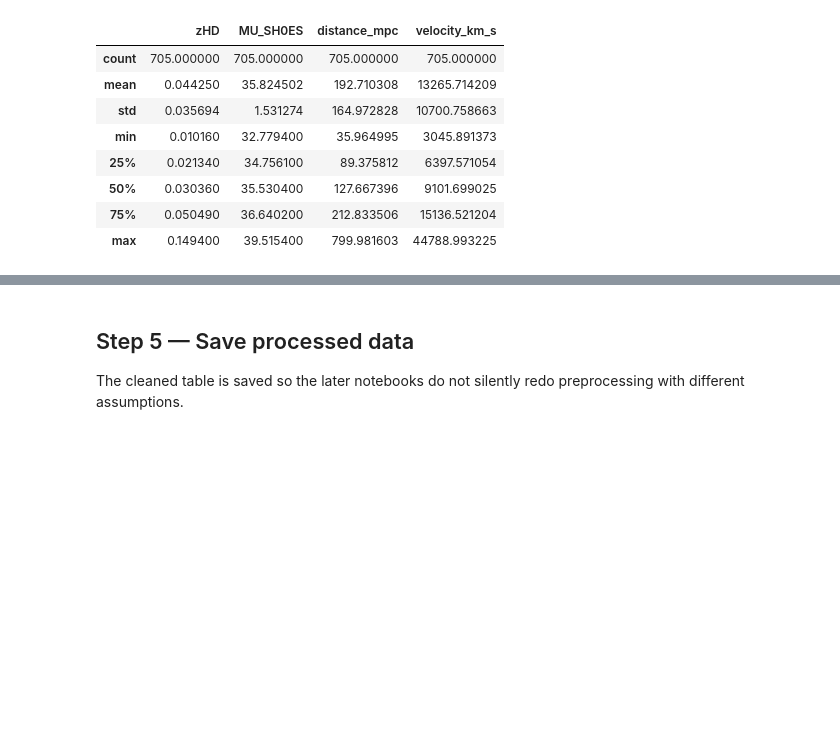
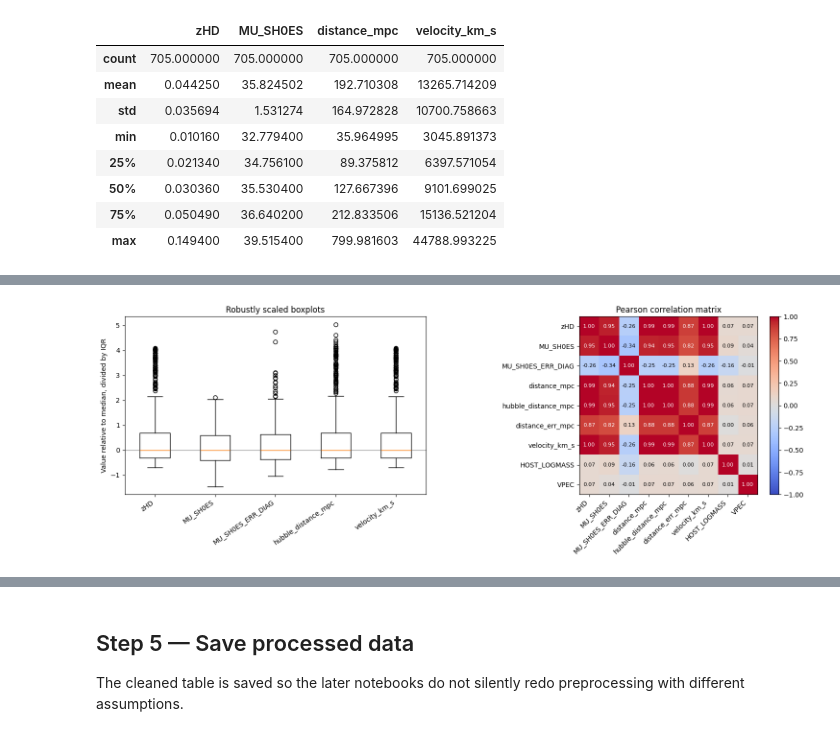
Before and after one commit to BKris2315/DataDrivenAndAgentBasedModellingBMETEFTBsPAAMD-00, a Jupyter notebook: project2/notebooks/01_data_preprocessing_pantheon.ipynb, the cells around one changed output, grey strips where cells are left out. Saved outputs shown, nothing was run; the diff lists cells and outputs as text; code cells hidden in the pictures; blank space fills up the shorter version.

```diff
--- a/project2/notebooks/01_data_preprocessing_pantheon.ipynb
+++ b/project2/notebooks/01_data_preprocessing_pantheon.ipynb
@@ -146,0 +182,39 @@ clean.describe()[["zHD", "MU_SH0ES", "distance_mpc", "velocity_km_s"]]
+# %%
+box_cols = ["zHD", "MU_SH0ES", "MU_SH0ES_ERR_DIAG", "hubble_distance_mpc", "velocity_km_s"]
+box_data = clean[box_cols].copy()
+iqr = box_data.quantile(0.75) - box_data.quantile(0.25)
+box_scaled = (box_data - box_data.median()) / iqr.replace(0, np.nan)
+box_scaled = box_scaled.replace([np.inf, -np.inf], np.nan)
+
+corr_cols = [
+    "zHD", "MU_SH0ES", "MU_SH0ES_ERR_DIAG", "distance_mpc",
+    "hubble_distance_mpc", "distance_err_mpc", "velocity_km_s",
+    "HOST_LOGMASS", "VPEC",
+]
+corr_cols = [c for c in corr_cols if c in clean.columns]
+corr = clean[corr_cols].corr()
+
+fig, axes = plt.subplots(1, 2, figsize=(15, 5.5))
+
+axes[0].boxplot([box_scaled[c].dropna() for c in box_cols], showfliers=True)
+axes[0].axhline(0, color="black", linewidth=0.8, alpha=0.5)
+axes[0].set_title("Robustly scaled boxplots")
+axes[0].set_ylabel("Value relative to median, divided by IQR")
+axes[0].set_xticks(range(1, len(box_cols) + 1))
+axes[0].set_xticklabels(box_cols, rotation=35, ha="right")
+
+im = axes[1].imshow(corr, vmin=-1, vmax=1, cmap="coolwarm")
+axes[1].set_title("Pearson correlation matrix")
+axes[1].set_xticks(range(len(corr_cols)), labels=corr_cols, rotation=45, ha="right")
+axes[1].set_yticks(range(len(corr_cols)), labels=corr_cols)
+for i in range(len(corr_cols)):
+    for j in range(len(corr_cols)):
+        value = corr.iloc[i, j]
+        text_color = "white" if abs(value) > 0.55 else "black"
+        axes[1].text(j, i, f"{value:.2f}", ha="center", va="center", color=text_color, fontsize=8)
+
+fig.colorbar(im, ax=axes[1], fraction=0.046, pad=0.04)
+fig.tight_layout()
+fig.savefig(fig_dir / "pantheon_preprocessing_boxplots_correlations.png", dpi=180, bbox_inches="tight")
+# %% [output]
+[figure, added]
```
Also changed, not shown: parts of 4 cells of this notebook, 50 other files.
